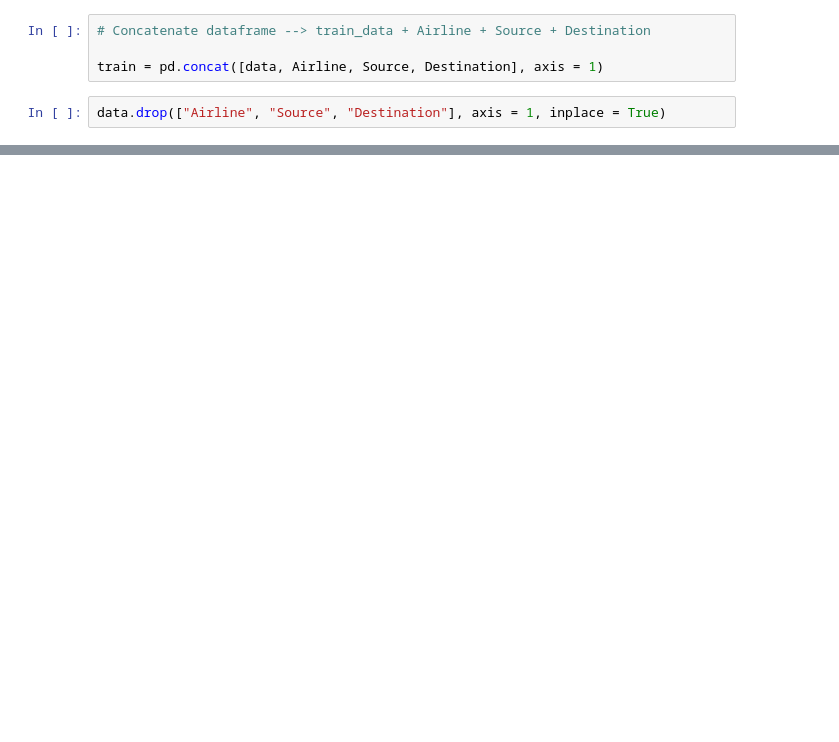
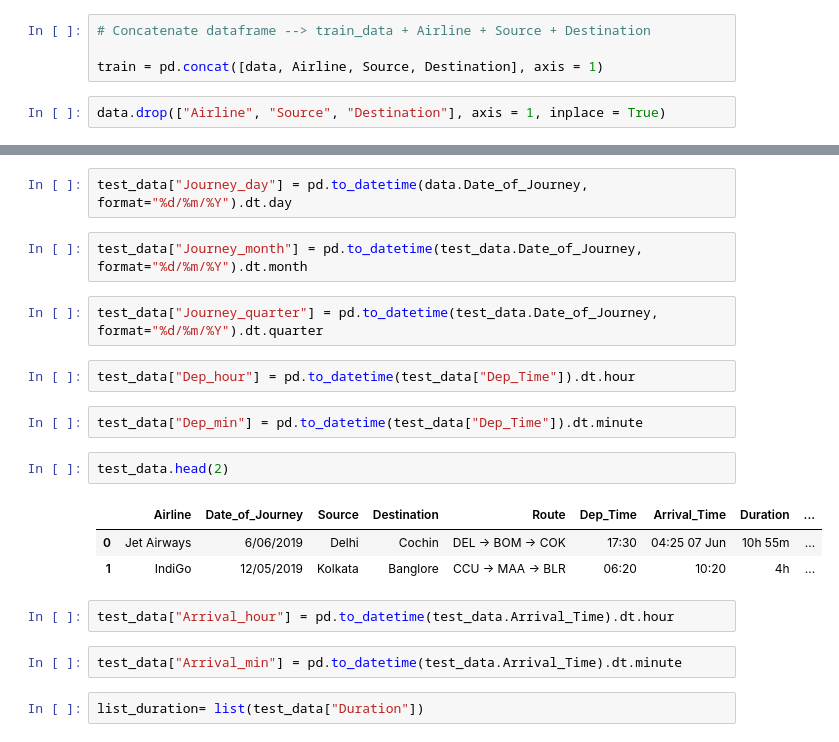
Before and after one commit to Daim-Nickel-Penny/Flight-Fare-Predictor, a Jupyter notebook: Flight_Fare_Predict.ipynb, the cells around one changed output, grey strips where cells are left out. Cells and saved outputs as stored; diff of their text form; blank space fills up the shorter version.

```diff
--- a/Flight_Fare_Predict.ipynb
+++ b/Flight_Fare_Predict.ipynb
@@ -342,0 +394,22 @@ data.head()
+# %%
+test_data["Journey_day"] = pd.to_datetime(data.Date_of_Journey, format="%d/%m/%Y").dt.day
+# %%
+test_data["Journey_month"] = pd.to_datetime(test_data.Date_of_Journey, format="%d/%m/%Y").dt.month
+# %%
+test_data["Journey_quarter"] = pd.to_datetime(test_data.Date_of_Journey, format="%d/%m/%Y").dt.quarter
+# %%
+test_data["Dep_hour"] = pd.to_datetime(test_data["Dep_Time"]).dt.hour
+# %%
+test_data["Dep_min"] = pd.to_datetime(test_data["Dep_Time"]).dt.minute
+# %%
+test_data.head(2)
+# %% [output]
+|  | Airline | Date_of_Journey | Source | Destination | Route | Dep_Time | Arrival_Time | Duration | ... |
+| 0 | Jet Airways | 6/06/2019 | Delhi | Cochin | DEL → BOM → COK | 17:30 | 04:25 07 Jun | 10h 55m | ... |
+| 1 | IndiGo | 12/05/2019 | Kolkata | Banglore | CCU → MAA → BLR | 06:20 | 10:20 | 4h | ... |
+# %%
+test_data["Arrival_hour"] = pd.to_datetime(test_data.Arrival_Time).dt.hour
+# %%
+test_data["Arrival_min"] = pd.to_datetime(test_data.Arrival_Time).dt.minute
+# %%
+list_duration= list(test_data["Duration"])
```
Also changed, not shown: parts of 26 cells of this notebook.
